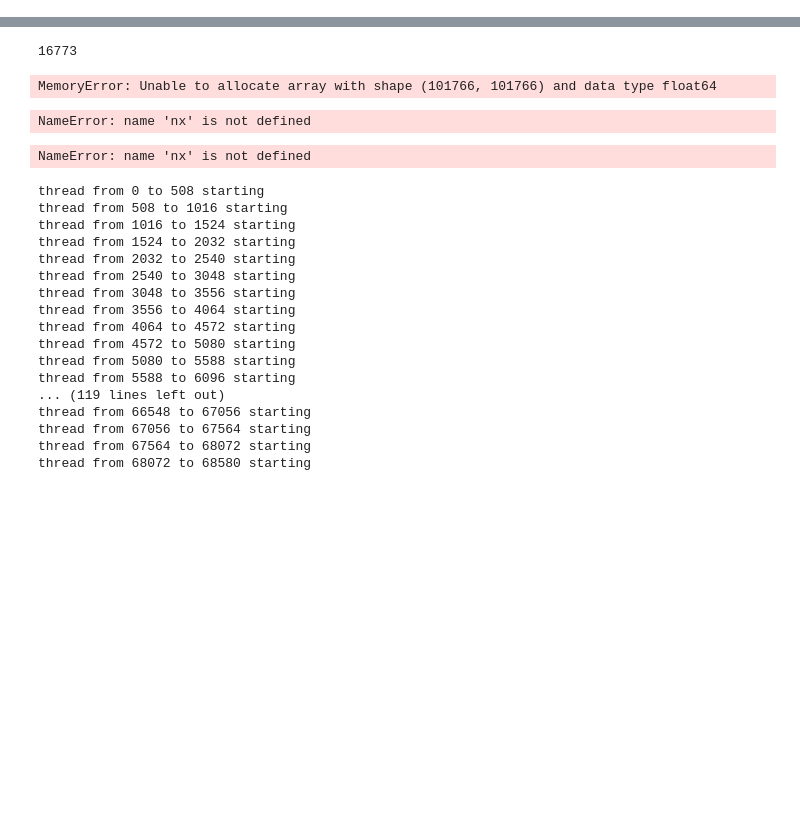
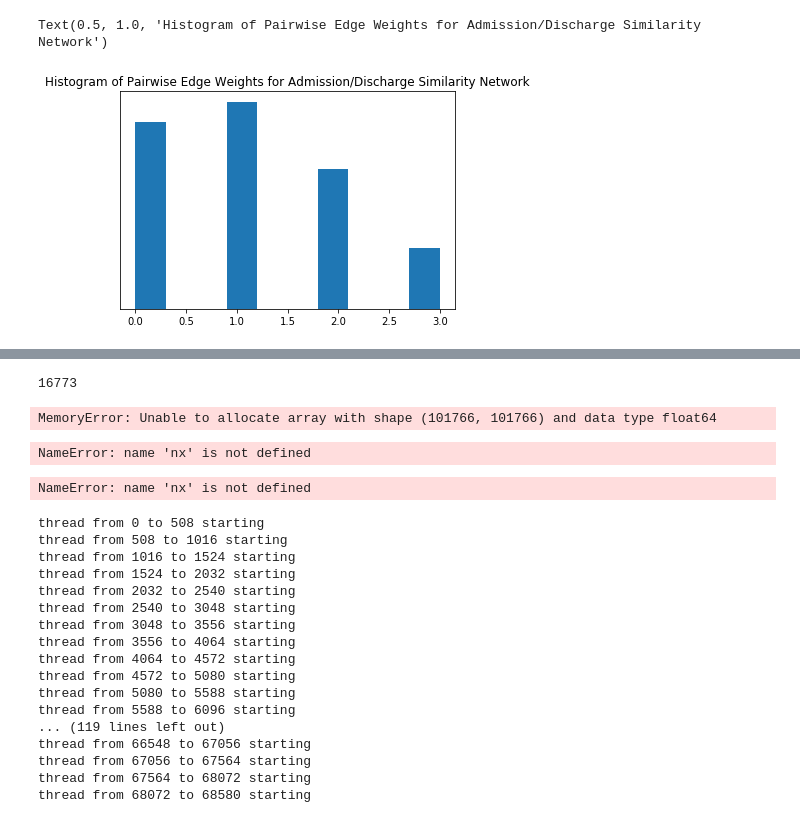
Before and after one commit to annakooperberg/DiabetesPredictionModel, a Jupyter notebook: anna/network_clustering.ipynb, the cells around one changed output, grey strips where cells are left out. Drawn from its saved outputs; the diff is of its cells as text; code cells hidden in the pictures; blank space fills up the shorter version.

```diff
--- a/anna/network_clustering.ipynb
+++ b/anna/network_clustering.ipynb
@@ -7,3 +10,5 @@ import threading
-# %%
-filename = 'dataset_diabetes/diabetic_data.csv'
-data = pd.read_csv(filename).to_numpy()
+# %%
+FILENAME = '/om2/user/annakoop/DiabetesPredictionModel/dataset_diabetes/diabetic_data.csv'
+TEST_FRACTION = 0.1
+NETWORK_SIZE = 5000
+N_CLUSTERS = 2
@@ -9,0 +195,7 @@ data = pd.read_csv(filename).to_numpy()
+# %%
+plt.hist(adj.flatten())
+plt.yticks([])
+plt.title('Histogram of Pairwise Edge Weights for Admission/Discharge Similarity Network')
+# %% [output]
+Text(0.5, 1.0, 'Histogram of Pairwise Edge Weights for Admission/Discharge Similarity Network')
+[figure, added]
```
Also changed, not shown: parts of 11 cells of this notebook, 1 other file.
